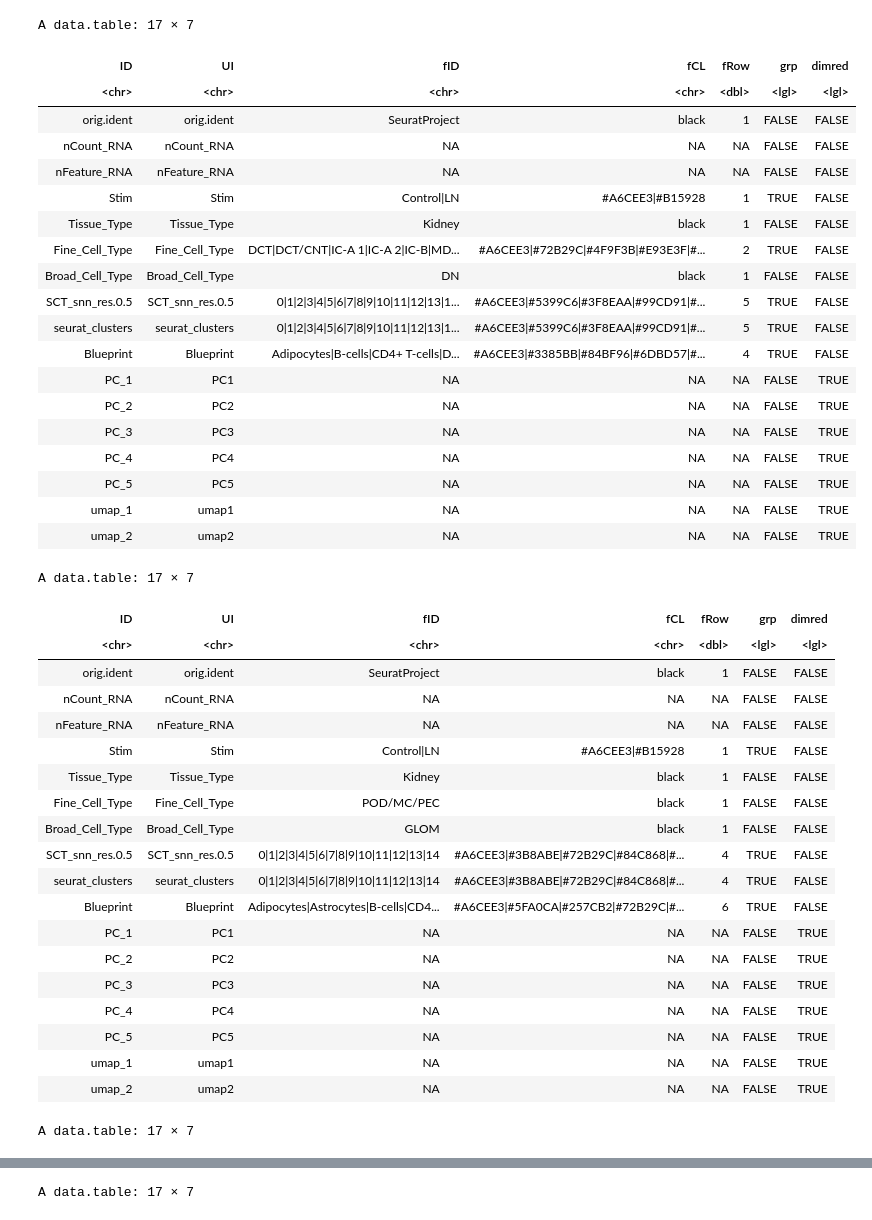
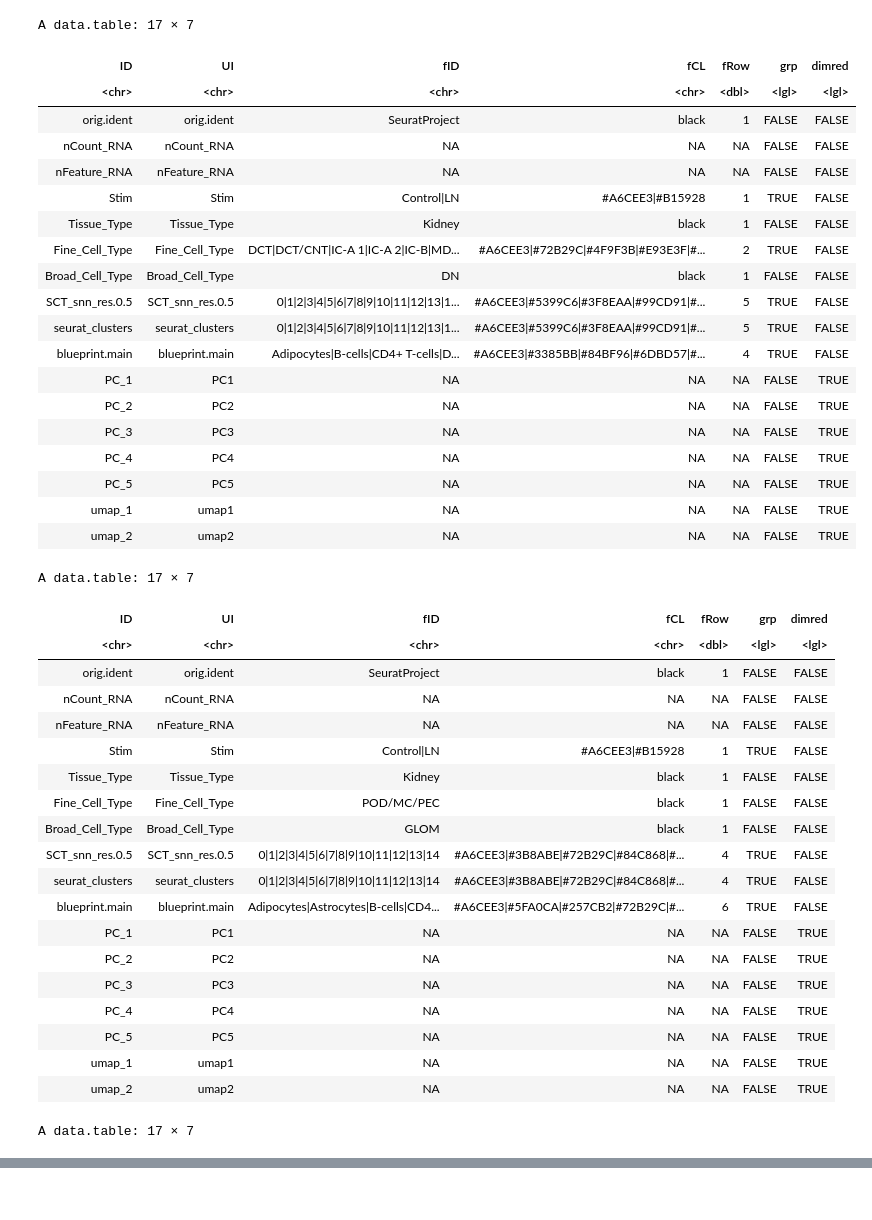
Before and after one commit to siegelna/amp_data, a Jupyter notebook: phase2/analysis.ipynb, the cells around one changed output, grey strips where cells are left out. Cells and saved outputs as stored; diff of their text form; code cells hidden in the pictures.

```diff
--- a/phase2/analysis.ipynb
+++ b/phase2/analysis.ipynb
@@ -173,7 +216,7 @@ system("R -e \"shiny::runApp('amp2_sle_scRNAseq_immune')\"")
 
 #dn
 seu =  get(load(file = "objects/DNblueprint05.rda"))
-colnames(seu@meta.data)[10] <- "Blueprint"
+colnames(seu@meta.data)[10] <- "blueprint.main"
 scConf1 = createConfig(seu)
 makeShinyFiles(seu, scConf1,
              gene.mapping = TRUE,
@@ -183,7 +226,7 @@ makeShinyFiles(seu, scConf1,
 
 #glom
 seu =  get(load(file = "objects/GLOMblueprint05.rda"))
-colnames(seu@meta.data)[10] <- "Blueprint"
+colnames(seu@meta.data)[10] <- "blueprint.main"
 scConf2 = createConfig(seu)
 makeShinyFiles(seu, scConf2,
              gene.mapping = TRUE,
@@ -193,7 +236,7 @@ makeShinyFiles(seu, scConf2,
 
 #intl
 seu =  get(load(file = "objects/INTLblueprint05.rda"))
-colnames(seu@meta.data)[10] <- "Blueprint"
+colnames(seu@meta.data)[10] <- "blueprint.main"
 scConf3 = createConfig(seu)
 makeShinyFiles(seu, scConf3,
              gene.mapping = TRUE,
@@ -203,7 +246,7 @@ makeShinyFiles(seu, scConf3,
 
 #loh
 seu =  get(load(file = "objects/LOHblueprint05.rda"))
-colnames(seu@meta.data)[10] <- "Blueprint"
+colnames(seu@meta.data)[10] <- "blueprint.main"
 scConf4 = createConfig(seu)
 makeShinyFiles(seu, scConf4,
              gene.mapping = TRUE,
@@ -213,43 +256,73 @@ makeShinyFiles(seu, scConf4,
 
 #und
 seu =  get(load(file = "objects/UNDblueprint05.rda"))
-colnames(seu@meta.data)[10] <- "Blueprint"
+colnames(seu@meta.data)[10] <- "blueprint.main"
 scConf5 = createConfig(seu)
 makeShinyFiles(seu, scConf5,
              gene.mapping = TRUE,
              shiny.prefix = "sc11",
              shiny.dir = "amp2_sle_scRNAseq_kidney/",
              gex.assay = "SCT")
 
 #pt
 seu =  get(load(file = "objects/PTblueprint05.rda"))
-colnames(seu@meta.data)[10] <- "Blueprint"
+colnames(seu@meta.data)[10] <- "blueprint.main"
 scConf6 = createConfig(seu)
 makeShinyFiles(seu, scConf6,
              gene.mapping = TRUE,
              shiny.prefix = "sc6",
              shiny.dir = "amp2_sle_scRNAseq_kidney/",
              gex.assay = "SCT")
 
+# All
+seu =  get(load(file = "objects/06.rda"))
+seu <- SetIdent(seu, value = "Broad_Cell_Type")
+cells <-  c('PT', 'INTL', 'GLOM', 'DN', 'LOH', 'UND')
+seu <- subset(seu, Broad_Cell_Type  %in%  cells)
+
+# Rename
+seu@meta.data$Stim <- seu@meta.data$Type
+seu@meta.data$Tissue_Type <- seu@meta.data$broad.group
+seu@meta.data$Fine_Cell_Type <- seu@meta.data$fine.type
+seu@meta.data$Broad_Cell_Type <- seu@meta.data$broad.type
+
+columns_to_keep <-  c('orig.ident', 'nCount_RNA', 'nFeature_RNA', 'Stim', 'Tissue_Type',
+ 'Fine_Cell_Type', 'Broad_Cell_Type', 'blueprint.main')
+seu@meta.data <- seu@meta.data[, columns_to_keep, drop = FALSE]
+
+# Recluster
+seu <- RunPCA(seu, npcs = 30, verbose = TRUE)
+seu <- RunUMAP(seu, reduction = "pca", dims = 1:20)
+seu <- FindNeighbors(seu, reduction = "pca", dims = 1:20)
+seu <- FindClusters(seu, resolution = 0.5)
+
+scConf7 = createConfig(seu)
+makeShinyFiles(seu, scConf7,
+             gene.mapping = TRUE,
+             shiny.prefix = "sc7",
+             shiny.dir = "amp2_sle_scRNAseq_kidney/",
+             gex.assay = "SCT")
+
 makeShinyCodesMulti(
   shiny.title = "AMP Phase II SLE, Structural Cells", shiny.footnotes = NULL,
-  shiny.prefix = c("sc1", "sc2", "sc3", "sc4", "sc5", "sc6"),
-  shiny.headers = c("DN", "GLOM", "INTL", "LOH", "UND", "PT"),
+  shiny.prefix = c("sc1", "sc2", "sc3", "sc4", "sc5", "sc6", "sc7"),
+  shiny.headers = c("Distal Nephron (DN)", "Glomerulus (GLOM)", "Interstitial (INTL)", "Loop of Henle (LOH)",
+   "Undetermined (UND)", "Proximal Tube (PT)", "All Cells"),
   shiny.dir = "amp2_sle_scRNAseq_kidney/")
 # %% [output]
 A data.table: 17 × 7
 | ID | UI | fID | fCL | fRow | grp | dimred |
 | <chr> | <chr> | <chr> | <chr> | <dbl> | <lgl> | <lgl> |
 | orig.ident | orig.ident | SeuratProject | black | 1 | FALSE | FALSE |
 | nCount_RNA | nCount_RNA | NA | NA | NA | FALSE | FALSE |
 | nFeature_RNA | nFeature_RNA | NA | NA | NA | FALSE | FALSE |
 | Stim | Stim | Control|LN | #A6CEE3|#B15928 | 1 | TRUE | FALSE |
 | Tissue_Type | Tissue_Type | Kidney | black | 1 | FALSE | FALSE |
 | Fine_Cell_Type | Fine_Cell_Type | DCT|DCT/CNT|IC-A 1|IC-A 2|IC-B|MD... | #A6CEE3|#72B29C|#4F9F3B|#E93E3F|#... | 2 | TRUE | FALSE |
 | Broad_Cell_Type | Broad_Cell_Type | DN | black | 1 | FALSE | FALSE |
 | SCT_snn_res.0.5 | SCT_snn_res.0.5 | 0|1|2|3|4|5|6|7|8|9|10|11|12|13|1... | #A6CEE3|#5399C6|#3F8EAA|#99CD91|#... | 5 | TRUE | FALSE |
 | seurat_clusters | seurat_clusters | 0|1|2|3|4|5|6|7|8|9|10|11|12|13|1... | #A6CEE3|#5399C6|#3F8EAA|#99CD91|#... | 5 | TRUE | FALSE |
-| Blueprint | Blueprint | Adipocytes|B-cells|CD4+ T-cells|D... | #A6CEE3|#3385BB|#84BF96|#6DBD57|#... | 4 | TRUE | FALSE |
+| blueprint.main | blueprint.main | Adipocytes|B-cells|CD4+ T-cells|D... | #A6CEE3|#3385BB|#84BF96|#6DBD57|#... | 4 | TRUE | FALSE |
 | PC_1 | PC1 | NA | NA | NA | FALSE | TRUE |
 | PC_2 | PC2 | NA | NA | NA | FALSE | TRUE |
 | PC_3 | PC3 | NA | NA | NA | FALSE | TRUE |
@@ -269,7 +342,7 @@ A data.table: 17 × 7
 | Broad_Cell_Type | Broad_Cell_Type | GLOM | black | 1 | FALSE | FALSE |
 | SCT_snn_res.0.5 | SCT_snn_res.0.5 | 0|1|2|3|4|5|6|7|8|9|10|11|12|13|14 | #A6CEE3|#3B8ABE|#72B29C|#84C868|#... | 4 | TRUE | FALSE |
 | seurat_clusters | seurat_clusters | 0|1|2|3|4|5|6|7|8|9|10|11|12|13|14 | #A6CEE3|#3B8ABE|#72B29C|#84C868|#... | 4 | TRUE | FALSE |
-| Blueprint | Blueprint | Adipocytes|Astrocytes|B-cells|CD4... | #A6CEE3|#5FA0CA|#257CB2|#72B29C|#... | 6 | TRUE | FALSE |
+| blueprint.main | blueprint.main | Adipocytes|Astrocytes|B-cells|CD4... | #A6CEE3|#5FA0CA|#257CB2|#72B29C|#... | 6 | TRUE | FALSE |
 | PC_1 | PC1 | NA | NA | NA | FALSE | TRUE |
 | PC_2 | PC2 | NA | NA | NA | FALSE | TRUE |
 | PC_3 | PC3 | NA | NA | NA | FALSE | TRUE |
@@ -297,4 +370,3 @@ A data.table: 17 × 7
 | PC_5 | PC5 | NA | NA | NA | FALSE | TRUE |
 | umap_1 | umap1 | NA | NA | NA | FALSE | TRUE |
 | umap_2 | umap2 | NA | NA | NA | FALSE | TRUE |
-A data.table: 17 × 7
```
Also changed, not shown: parts of 8 cells of this notebook, 15 other files.
